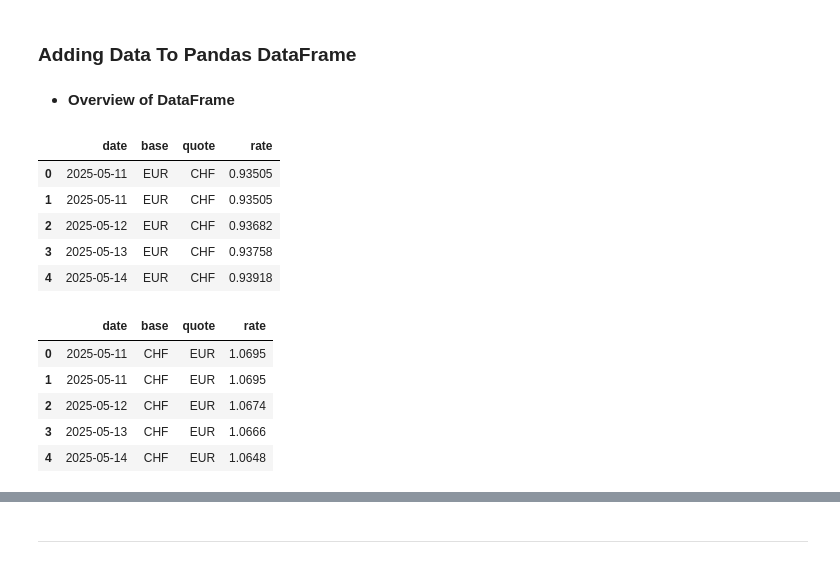
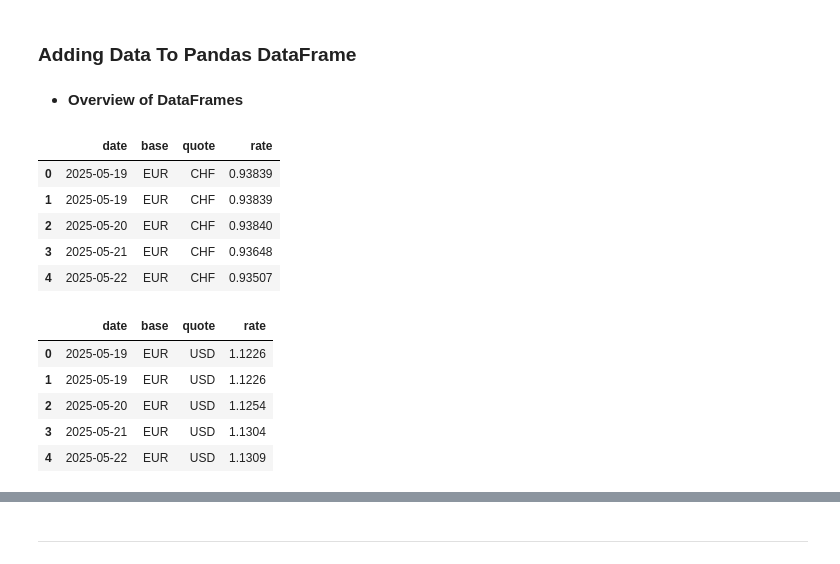
Before and after one commit to lucahindelang/CurrencyExchange, a Jupyter notebook: index.ipynb, the cells around one changed output, grey strips where cells are left out. Drawn from its saved outputs; the diff is of its cells as text; code cells hidden in the pictures.

```diff
--- a/index.ipynb
+++ b/index.ipynb
@@ -51,20 +55,28 @@ start_date = start_date_list.split(" ")[0]
 # %% [markdown]
 - **API**
 # %%
-url_base_quote = f"https://api.frankfurter.dev/v2/rates?base={base}&from={start_date}&quotes={quote}"
-url_quote_base = f"https://api.frankfurter.dev/v2/rates?base={quote}&from={start_date}&quotes={base}"
+url_eur_chf = f"https://api.frankfurter.dev/v2/rates?base={currencies["eur"]}&from={start_date}&quotes={currencies["chf"]}"
+url_eur_usd = f"https://api.frankfurter.dev/v2/rates?base={currencies["eur"]}&from={start_date}&quotes={currencies["usd"]}"
+url_eur_gbp = f"https://api.frankfurter.dev/v2/rates?base={currencies["eur"]}&from={start_date}&quotes={currencies["gbp"]}"
+url_eur_jpy = f"https://api.frankfurter.dev/v2/rates?base={currencies["eur"]}&from={start_date}&quotes={currencies["jpy"]}"
 # %% [markdown]
 - **Overview Of Fetched Data**
 # %% [markdown]
 The response from the API is a list of JSON-Objects.
 Applying the json() method on the response you can convert the list of JSON-Objects into a list of dictionaries.
 # %%
-response_base_quote = requests.get(url_base_quote)
-response_quote_base = requests.get(url_quote_base)
+response_eur_chf = requests.get(url_eur_chf)
+response_eur_usd = requests.get(url_eur_usd)
+response_eur_gbp = requests.get(url_eur_gbp)
+response_eur_jpy = requests.get(url_eur_jpy)
 
-data_base_quote = response_base_quote.json()
-data_quote_base = response_quote_base.json()
+data_eur_chf = response_eur_chf.json()
+data_eur_usd = response_eur_usd.json()
+data_eur_gbp = response_eur_gbp.json()
+data_eur_jpy = response_eur_jpy.json()
 
-print(data_base_quote[0])
-print(data_quote_base[0])
+print(data_eur_chf[0])
+print(data_eur_usd[0])
+print(data_eur_gbp[0])
+print(data_eur_jpy[0])
 # %% [output]
@@ -75,25 +89,27 @@ print(data_quote_base[0])
 # %% [markdown]
 ### Adding Data To Pandas DataFrame
 # %%
-df_base_quote = pd.DataFrame(data_base_quote)
-df_quote_base = pd.DataFrame(data_quote_base)
+df_eur_chf = pd.DataFrame(data_eur_chf)
+df_eur_usd = pd.DataFrame(data_eur_usd)
+df_eur_gbp = pd.DataFrame(data_eur_gbp)
+df_eur_jpy = pd.DataFrame(data_eur_jpy)
 # %% [markdown]
-- **Overview of DataFrame**
+- **Overview of DataFrames**
 # %%
-df_base_quote.head()
+df_eur_chf.head()
 # %% [output]
 |  | date | base | quote | rate |
-| 0 | 2025-05-11 | EUR | CHF | 0.93505 |
-| 1 | 2025-05-11 | EUR | CHF | 0.93505 |
-| 2 | 2025-05-12 | EUR | CHF | 0.93682 |
-| 3 | 2025-05-13 | EUR | CHF | 0.93758 |
-| 4 | 2025-05-14 | EUR | CHF | 0.93918 |
+| 0 | 2025-05-19 | EUR | CHF | 0.93839 |
+| 1 | 2025-05-19 | EUR | CHF | 0.93839 |
+| 2 | 2025-05-20 | EUR | CHF | 0.93840 |
+| 3 | 2025-05-21 | EUR | CHF | 0.93648 |
+| 4 | 2025-05-22 | EUR | CHF | 0.93507 |
 # %%
-df_quote_base.head()
+df_eur_usd.head()
 # %% [output]
 |  | date | base | quote | rate |
-| 0 | 2025-05-11 | CHF | EUR | 1.0695 |
-| 1 | 2025-05-11 | CHF | EUR | 1.0695 |
-| 2 | 2025-05-12 | CHF | EUR | 1.0674 |
-| 3 | 2025-05-13 | CHF | EUR | 1.0666 |
-| 4 | 2025-05-14 | CHF | EUR | 1.0648 |
+| 0 | 2025-05-19 | EUR | USD | 1.1226 |
+| 1 | 2025-05-19 | EUR | USD | 1.1226 |
+| 2 | 2025-05-20 | EUR | USD | 1.1254 |
+| 3 | 2025-05-21 | EUR | USD | 1.1304 |
+| 4 | 2025-05-22 | EUR | USD | 1.1309 |
```
Also changed, not shown: parts of 27 cells of this notebook, 1 other file.
